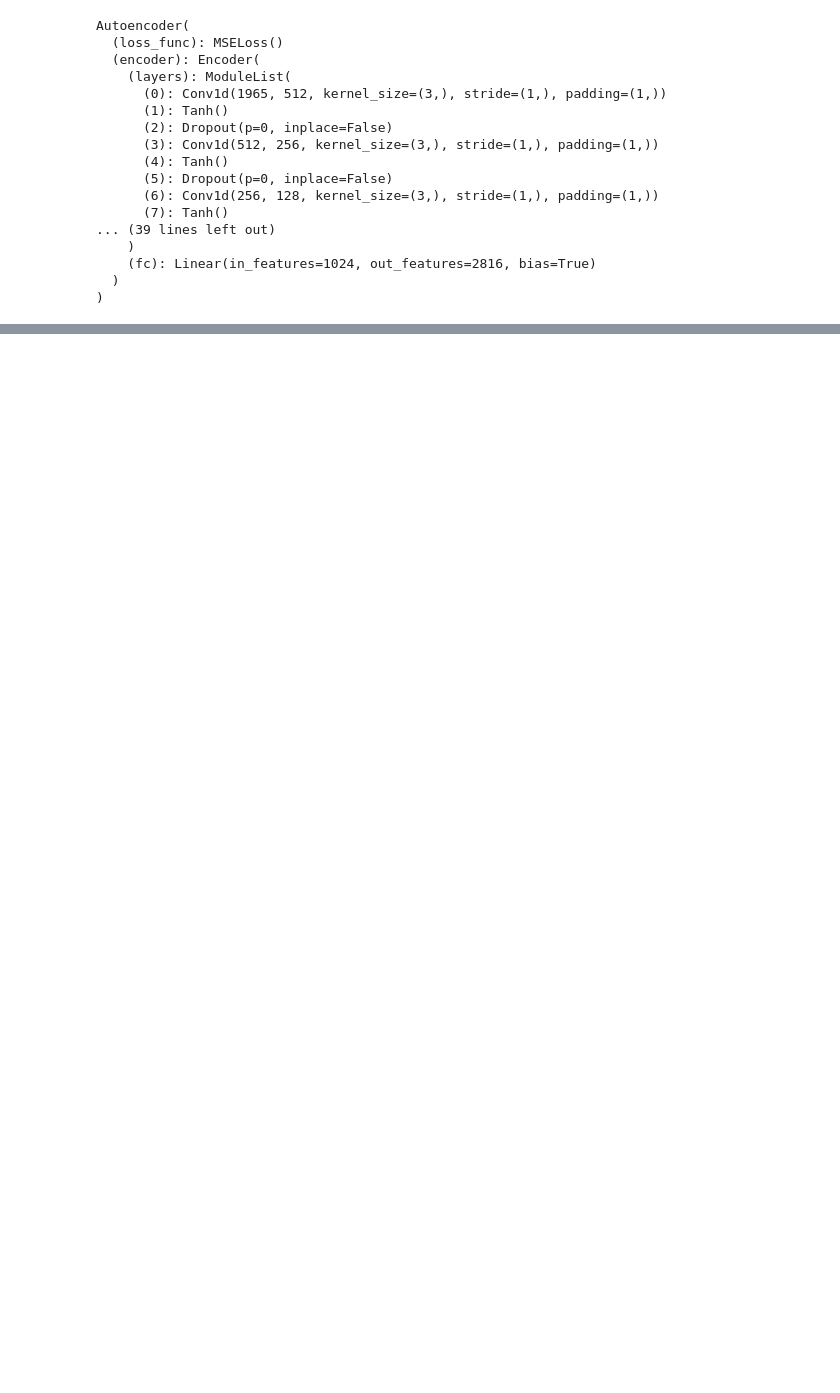
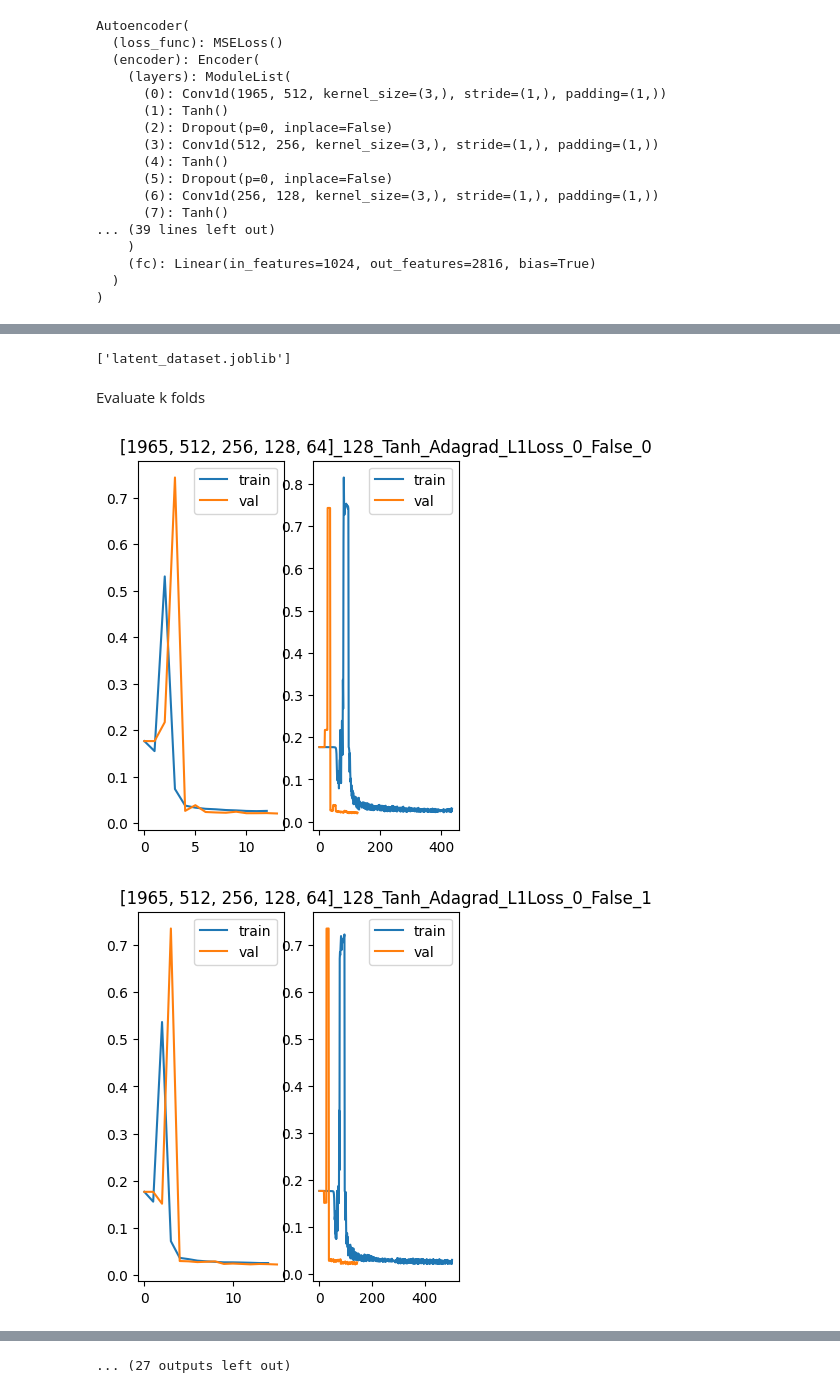
Before and after one commit to amyotjl/Protein-Protein, a Jupyter notebook: evaluation.ipynb, the cells around one changed output, grey strips where cells are left out. Cells and saved outputs as stored; diff of their text form; code cells hidden in the pictures; blank space fills up the shorter version.

Commit message:
evalutate k folds

```diff
--- a/evaluation.ipynb
+++ b/evaluation.ipynb
@@ -175,7 +24,7 @@ class Item():
         components = name.split('_')
         self.name = name
         self.model = model
-        self.channels, self.latent_dim, self.activation_function, self.optimizer, self.loss_function, self.dropout_rate, self.batch_norm = components
+        self.channels, self.latent_dim, self.activation_function, self.optimizer, self.loss_function, self.dropout_rate, self.batch_norm, self.fold = components
         self.correct_prediction = correct_prediction
 
         #To change
@@ -187,8 +36,9 @@ class Item():
         self.num_elem_tested = num_elem_tested
 # %%
 models = {}
-for model in os.listdir("models/Autoencoder1D"):
-    models[model] = joblib.load("models/Autoencoder1D/"+model)
+for model in os.listdir("models/Test"):
+    if '_ReLU_' not in model and 'LeakyReLU' not in model:
+        models[model] = joblib.load("models/Autoencoder1D/"+model)
 # %%
 for aa, vec in random_matrices_orth.items():
     random_matrices_orth[aa] = vec.numpy()
@@ -205,5 +55,5 @@ for name, model in models.items():
     total = utils.batch_correct_reconstructed_amino_acid(seqs, o, random_matrices_orth, 1965)[0]
     items.append(Item(name, model, total, len(seqs)*1965))
 # %%
-items = joblib.load('evaluation.joblib')
+items = joblib.load('models/evaluation.joblib')
 # %%
@@ -277,0 +146,21 @@ Autoencoder(
+# %%
+# inputs = data['inputs']
+# sequences = data['sequences']
+inputs = []
+sequences = []
+encoder = best.encoder
+for batch in all_data:
+    mats, seqs = batch
+    latent_mats = encoder(mats).detach().cpu()
+    inputs.extend(latent_mats)
+    sequences.extend(seqs)
+joblib.dump({"inputs":torch.stack(inputs), "sequences":sequences}, 'latent_dataset.joblib')
+# %% [output]
+['latent_dataset.joblib']
+# %% [markdown]
+Evaluate k folds
+# %%
+models = {}
+for model in os.listdir("models/K-folds"):
+    # if 'Tanh' in model:
+        models[model] = joblib.load("models/K-folds/"+model)
@@ -277,0 +169,20 @@ Autoencoder(
+# %%
+for name, model in models.items():
+    plt.subplot(1,2,1)
+    plt.plot(range(len(model.training_epoch_mean)), model.training_epoch_mean, label='train')
+    plt.plot(range(len(model.validation_epoch_mean)), model.validation_epoch_mean, label='val')
+    plt.legend()
+
+    plt.subplot(1,2,2)
+    plt.plot(range(len(model.training_step_loss)), model.training_step_loss, label='train')
+    plt.plot(range(len(model.validation_step_loss)), model.validation_step_loss, label='val')
+    # plt.subplot(1,3,3)
+    # plt.plot(range(len(model.validation_acc)), model.validation_acc, label='train')
+    # # plt.plot(range(len(model.validation_acc)), model.validation_step_loss, label='val')
+
+    plt.legend()
+    plt.title(name)
+    plt.show()
+# %% [output]
+[figure, added]
+[figure, added]
@@ -277,0 +199 @@ Autoencoder(
+... (27 outputs left out)
```
Also changed, not shown: parts of 18 cells of this notebook.
